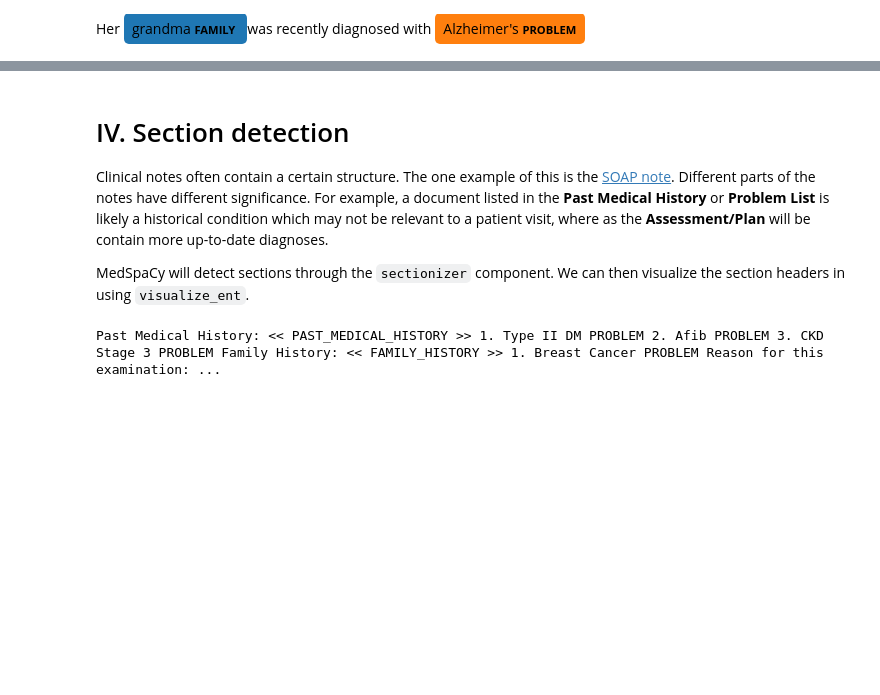
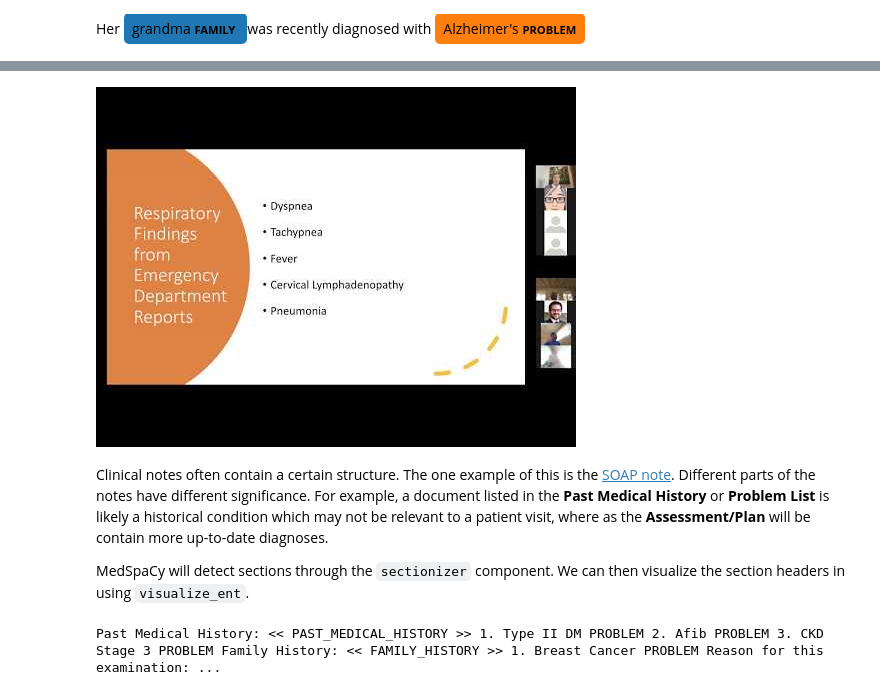
Before and after one commit to Melbourne-BMDS/mimic34md2020_materials, a Jupyter notebook: notebooks/nlp-02-medspacy.ipynb, the cells around one changed output, grey strips where cells are left out. Saved outputs shown, nothing was run; the diff lists cells and outputs as text; code cells hidden in the pictures; blank space fills up the shorter version.

```diff
--- a/notebooks/nlp-02-medspacy.ipynb
+++ b/notebooks/nlp-02-medspacy.ipynb
@@ -218,5 +253,9 @@ visualize_dep(doc)
+# %%
+YouTubeVideo("UEm7H8cfz80", start=1205, end=1303, rel=0)
+# %% [output]
+[figure, added]
 # %% [markdown]
-# IV.  Section detection
+
 Clinical notes often contain a certain structure. The one example of this is the [SOAP note](https://www.globalpremeds.com/blog/2015/01/02/understanding-soap-format-for-clinical-rounds/). Different parts of the notes have different significance. For example, a document listed in the **Past Medical History** or **Problem List** is likely a historical condition which may not be relevant to a patient visit, where as the **Assessment/Plan** will be contain more up-to-date diagnoses.
 
 MedSpaCy will detect sections through the `sectionizer` component. We can then visualize the section headers in using `visualize_ent`.
```
Also changed, not shown: parts of 15 cells of this notebook, 3 other files.
